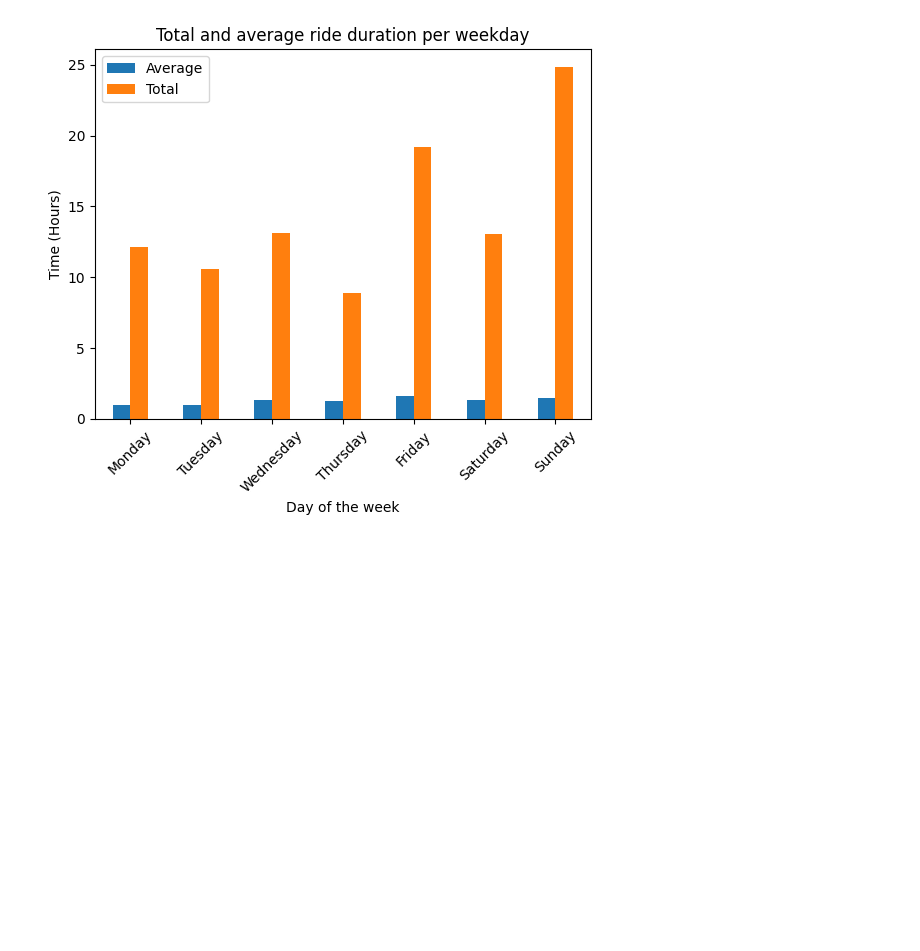
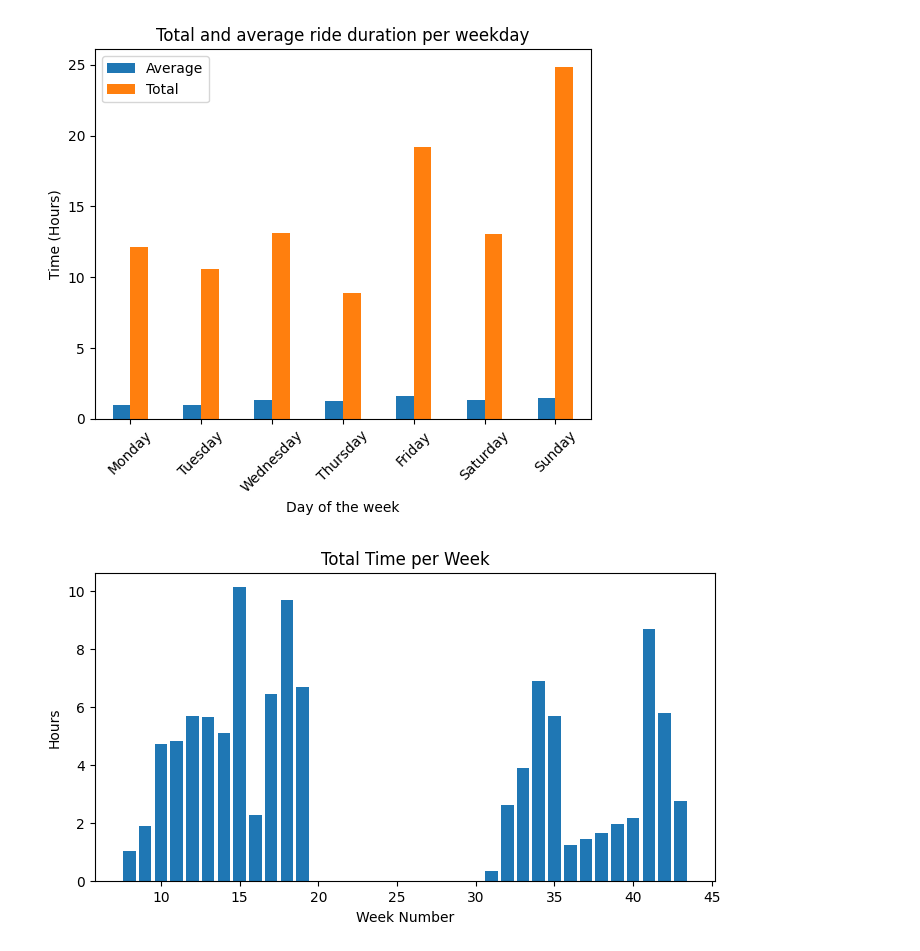
Before and after one commit to somecho/cycling-season-review-2024, a Jupyter notebook: season_review.ipynb, the cells around one changed output. Drawn from its saved outputs; the diff is of its cells as text; code cells hidden in the pictures; blank space fills up the shorter version.

Commit message:
add time per week stat

```diff
--- a/season_review.ipynb
+++ b/season_review.ipynb
@@ -131,3 +131,19 @@ plt.show()
 # %% [output]
 <Figure size 400x300 with 0 Axes>
 [figure]
+# %%
+df['Week Number'] = df['Activity Date'].dt.isocalendar().week
+
+weekly_summary = df.groupby('Week Number').agg(Total_Distance=('Distance','sum'),
+                              Number_of_Rides=('Activity ID', 'count'),
+                            Total_Time=('Elapsed Time', 'sum')).reset_index()
+weekly_summary['Total_Time'] = weekly_summary['Total_Time'].map(lambda x: x/3600)
+
+plt.figure(figsize=(8,4))
+plt.bar(weekly_summary['Week Number'], weekly_summary['Total_Time'])
+plt.ylabel("Hours")
+plt.xlabel("Week Number")
+plt.title("Total Time per Week")
+plt.show()
+# %% [output]
+[figure, added]
```
